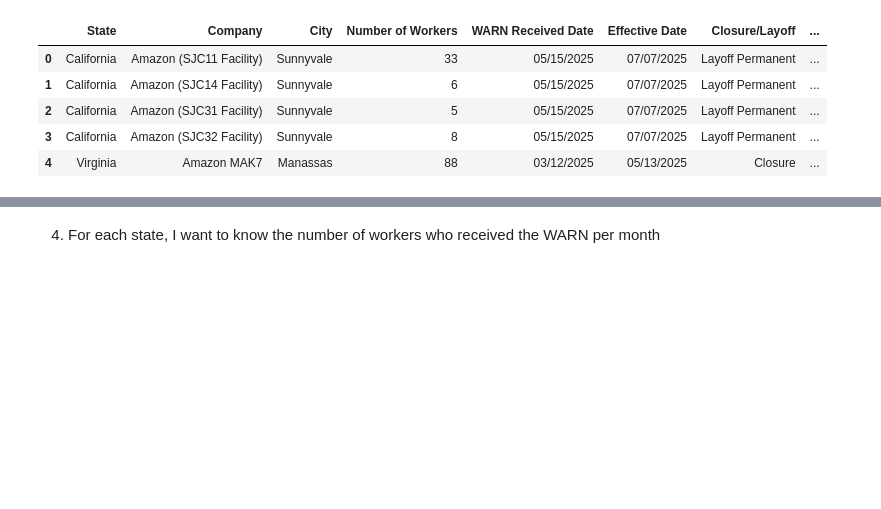
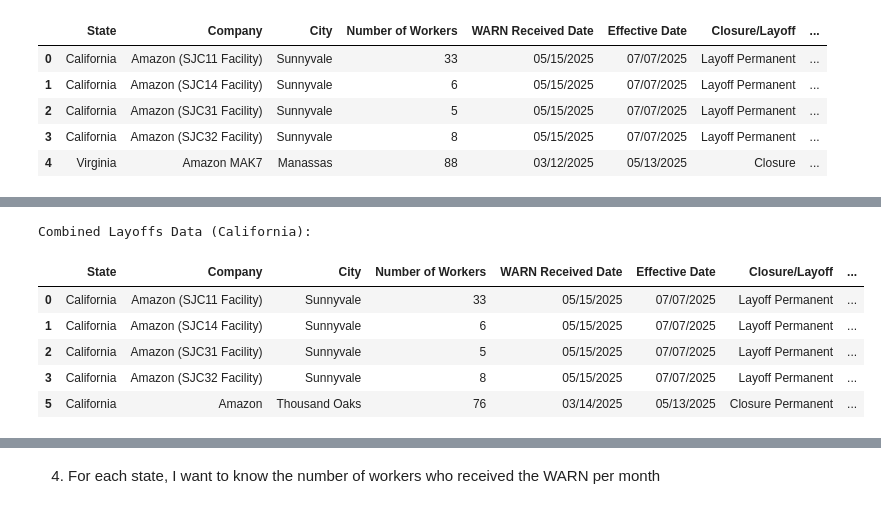
Before and after one commit to anna-peter/fd2p, a Jupyter notebook: python/layoff_second.ipynb, the cells around one changed output, grey strips where cells are left out. Cells and saved outputs as stored; diff of their text form; code cells hidden in the pictures; blank space fills up the shorter version.

Commit message:
new states

```diff
--- a/python/layoff_second.ipynb
+++ b/python/layoff_second.ipynb
@@ -89,3 +89,17 @@ Combined Layoffs Data (New York):
 | 85 | New York | Instacart (at Whole Foods Market)... | New York | 32 | 03/13/2019 | 05/11/2019 | Plant Closing | ... |
 | 86 | New York | Instacart (at Whole Foods Market)... | New York | 21 | 03/13/2019 | 05/11/2019 | Plant Closing | ... |
 | 87 | New York | Instacart (at Whole Foods Market)... | New York | 21 | 03/13/2019 | 05/11/2019 | Plant Closing | ... |
+# %%
+# Keep only the layoffs from California
+df_california = df_combined[(df_combined['State'] == 'California')].copy()
+# Display the first few rows of the dataframe
+print("Combined Layoffs Data (California):")
+df_california.head()
+# %% [output]
+Combined Layoffs Data (California):
+|  | State | Company | City | Number of Workers | WARN Received Date | Effective Date | Closure/Layoff | ... |
+| 0 | California | Amazon (SJC11 Facility) | Sunnyvale | 33 | 05/15/2025 | 07/07/2025 | Layoff Permanent | ... |
+| 1 | California | Amazon (SJC14 Facility) | Sunnyvale | 6 | 05/15/2025 | 07/07/2025 | Layoff Permanent | ... |
+| 2 | California | Amazon (SJC31 Facility) | Sunnyvale | 5 | 05/15/2025 | 07/07/2025 | Layoff Permanent | ... |
+| 3 | California | Amazon (SJC32 Facility) | Sunnyvale | 8 | 05/15/2025 | 07/07/2025 | Layoff Permanent | ... |
+| 5 | California | Amazon | Thousand Oaks | 76 | 03/14/2025 | 05/13/2025 | Closure Permanent | ... |
```
Also changed, not shown: parts of 7 cells of this notebook.
